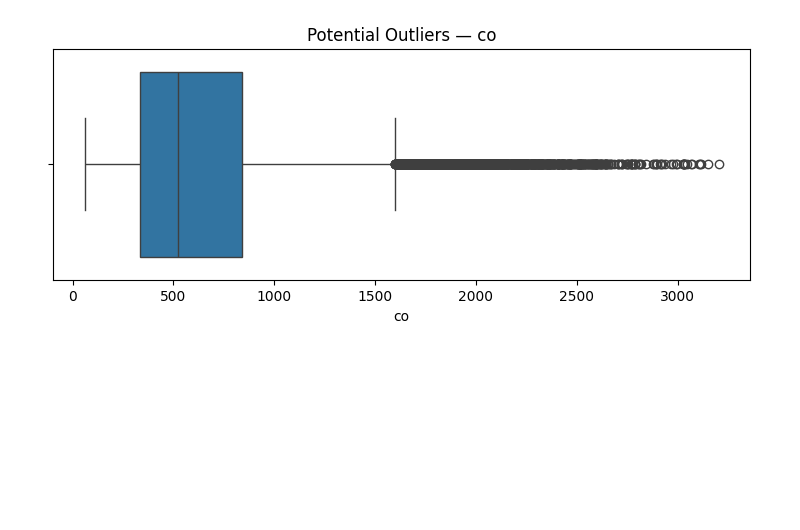
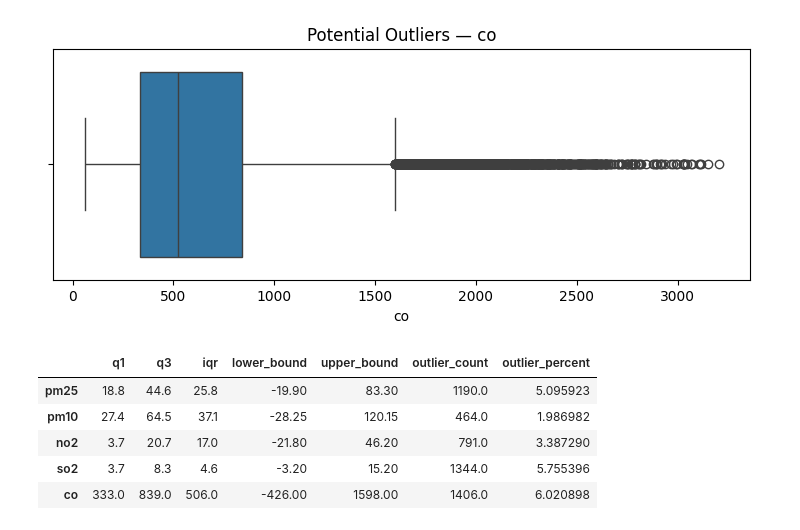
Before and after one commit to rubeshnpl13/Kathmandu-Air-Quality-Intelligence, a Jupyter notebook: notebooks/02_data_quality_cleaning.ipynb, the cells around one changed output. Saved outputs shown, nothing was run; the diff lists cells and outputs as text; code cells hidden in the pictures; blank space fills up the shorter version.

Commit message:
Added data quality checks and cleaned dataset

```diff
--- a/notebooks/02_data_quality_cleaning.ipynb
+++ b/notebooks/02_data_quality_cleaning.ipynb
@@ -434,3 +434,46 @@ for pollutant in pollutants:
 [figure]
 [figure]
 [figure]
+# %%
+#IQR outlier identification
+def iqr_outlier_summary(series):
+
+    q1 = series.quantile(0.25)
+    q3 = series.quantile(0.75)
+
+    iqr = q3 - q1
+
+    lower = q1 - 1.5 * iqr
+    upper = q3 + 1.5 * iqr
+
+    outliers = (
+        (series < lower) |
+        (series > upper)
+    )
+
+    return {
+        'q1': q1,
+        'q3': q3,
+        'iqr': iqr,
+        'lower_bound': lower,
+        'upper_bound': upper,
+        'outlier_count': outliers.sum(),
+        'outlier_percent':
+            outliers.mean() * 100
+    }
+# %%
+iqr_results = pd.DataFrame({
+    column:
+        iqr_outlier_summary(df[column])
+
+    for column in pollutants
+}).T
+
+iqr_results
+# %% [output]
+|  | q1 | q3 | iqr | lower_bound | upper_bound | outlier_count | outlier_percent |
+| pm25 | 18.8 | 44.6 | 25.8 | -19.90 | 83.30 | 1190.0 | 5.095923 |
+| pm10 | 27.4 | 64.5 | 37.1 | -28.25 | 120.15 | 464.0 | 1.986982 |
+| no2 | 3.7 | 20.7 | 17.0 | -21.80 | 46.20 | 791.0 | 3.387290 |
+| so2 | 3.7 | 8.3 | 4.6 | -3.20 | 15.20 | 1344.0 | 5.755396 |
+| co | 333.0 | 839.0 | 506.0 | -426.00 | 1598.00 | 1406.0 | 6.020898 |
```
Also changed, not shown: parts of 23 cells of this notebook, 1 other file.
